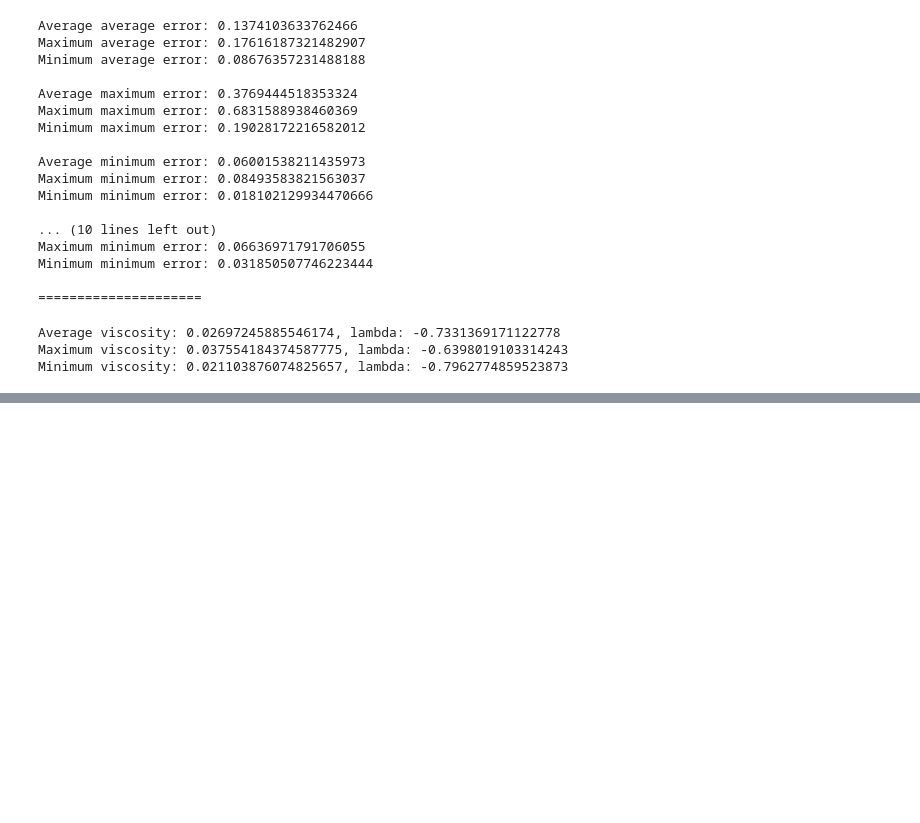
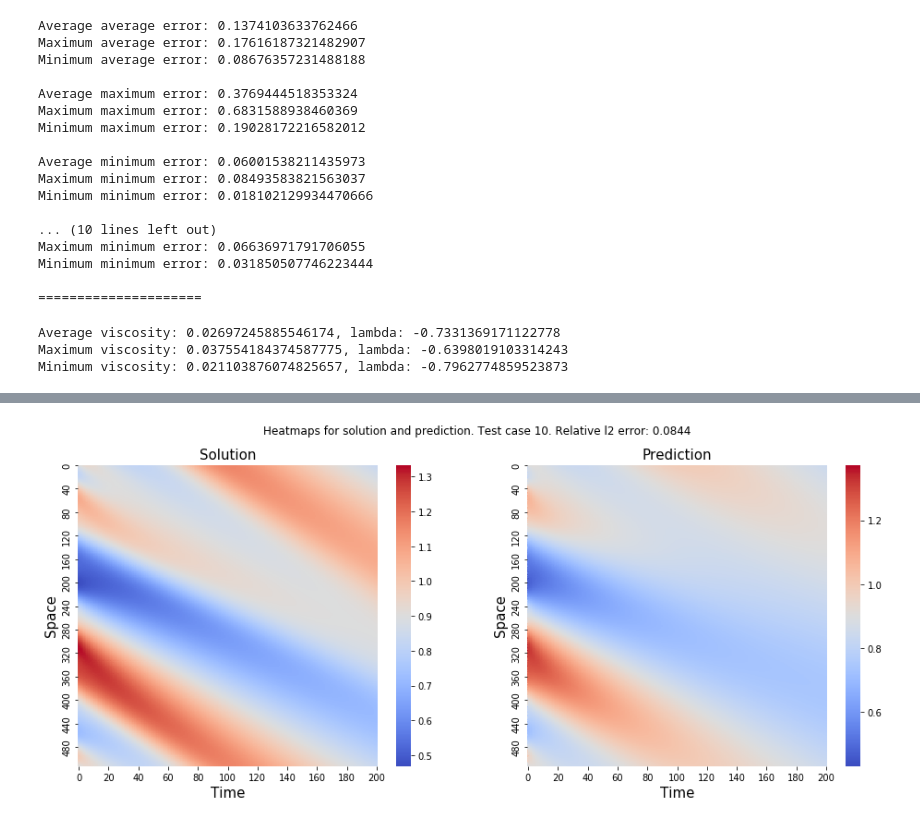
Before and after one commit to andrisger/Feature-Engineering-with-Regularity-Structures, a Jupyter notebook: Burgers_noise_final-003.ipynb, the cells around one changed output, grey strips where cells are left out. Drawn from its saved outputs; the diff is of its cells as text; code cells hidden in the pictures; blank space fills up the shorter version.

```diff
--- a/Burgers_noise_final-003.ipynb
+++ b/Burgers_noise_final-003.ipynb
@@ -281,0 +314,4 @@ Minimum viscosity: 0.021103876074825657, lambda: -0.7962774859523873
+# %%
+show_no_outliers.full_comparison(9, Burgers_true, Prediction_noise)
+# %% [output]
+[figure, added]
```
Also changed, not shown: parts of 4 cells of this notebook, 1 other file.
